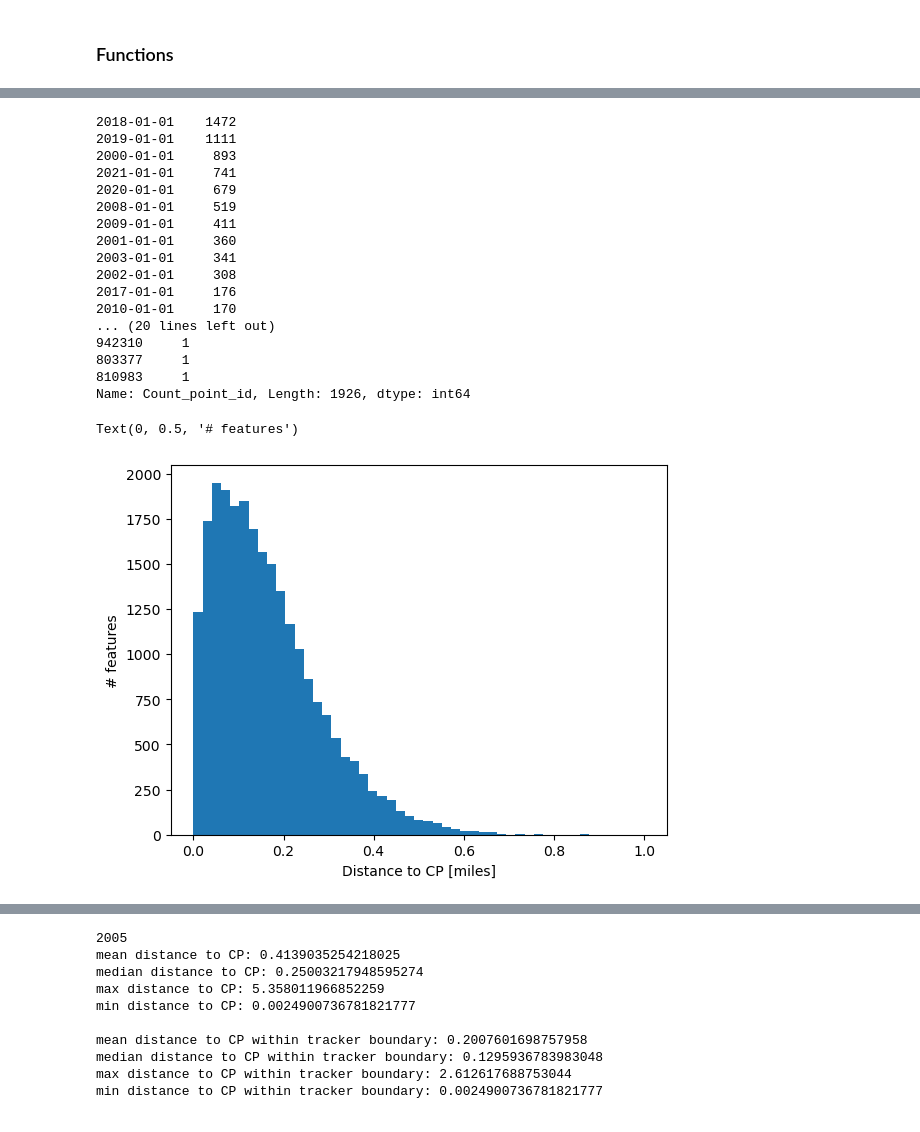
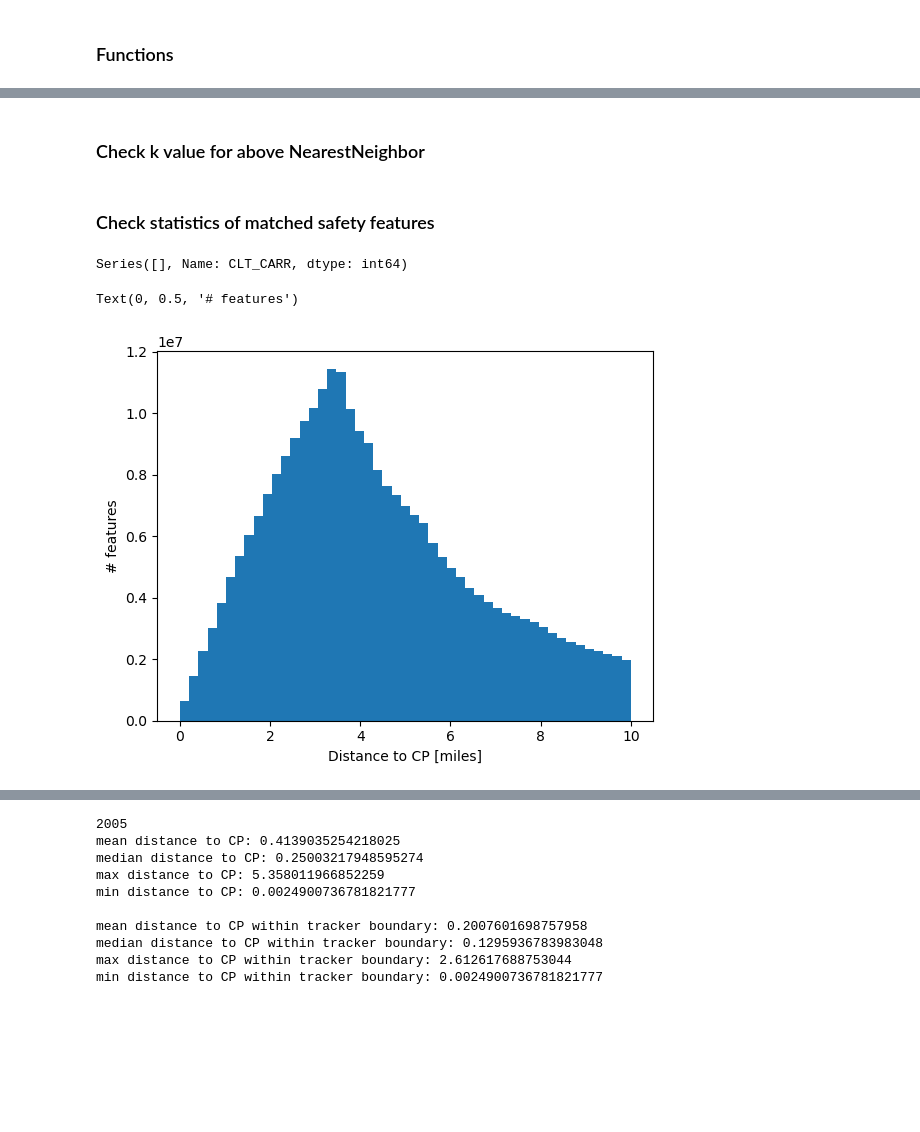
Before and after one commit to dtuthill/erdos_AU22_bristlecone, a Jupyter notebook: Dataframe_creation/geomatch.ipynb, the cells around one changed output, grey strips where cells are left out. Drawn from its saved outputs; the diff is of its cells as text; code cells hidden in the pictures; blank space fills up the shorter version.

```diff
--- a/Dataframe_creation/geomatch.ipynb
+++ b/Dataframe_creation/geomatch.ipynb
@@ -133,7 +95,4 @@ collisions.Road_name2 = collisions.Road_name2.str.replace('C0','C')
 aadf = pd.read_csv('../../code-2022/Final Project/uk_gov/dft_traffic_counts_aadf.csv',low_memory=False,parse_dates=['Year'])
 # %%
-advanced_stop_line_url = '../Data/Dan_data/CyclingInfrastructure/Lines/advanced_stop_line.json'
-cycle_lane_track_url = '../Data/Dan_data/CyclingInfrastructure/Lines/cycle_lane_track.json'
+#Load in bike lanes for Greater London
+cycle_lane_track = gpd.read_file('../Data/Dan_data/CyclingInfrastructure/Lines/cycle_lane_track.json')
-# %%
-# advanced_stop_line = gpd.read_file(advanced_stop_line_url)
-cycle_lane_track = gpd.read_file(cycle_lane_track_url)
@@ -259 +246,3 @@ Name: CLT_CARR, dtype: int64
+# %% [markdown]
+### Check k value for above NearestNeighbor
 # %%
@@ -269,49 +260,15 @@ Name: CLT_CARR, dtype: int64
-# %%
-feature_means = pd.DataFrame({'Latitude':lat_means,'Longitude':long_means})
-
-k_neighbor = 1
-
-#slice data within Greater London
-aadf_year = aadf[(aadf.Longitude > corners[0][1]) & (aadf.Longitude < corners[1][1]) & (aadf.Latitude > corners[1][0]) & (aadf.Latitude < corners[0][0])].copy()
-
-#find nearest k_neighbor aadf cp neighbors to collisions
-#haversine metric used here with lat/long converted to radians. Euclidean metric glives slightly wrong ordering of neighbors
-#A is distance from collision to each neighbor
-#B is aadf index of neighbor
-#A and B are of size (len(collisions+year),k_neighbor)
-neigh = NearestNeighbors(n_neighbors=k_neighbor,radius=1,metric='haversine')
-neigh.fit(np.radians(aadf_year[['Latitude','Longitude']]))
-A,B = neigh.kneighbors(np.radians(feature_means[['Latitude','Longitude']]),k_neighbor)
-
-within = np.argwhere(A.flatten()*3955.082 < 0.1).flatten()
-
-print(aadf_year.iloc[B[within].flatten()].Year.value_counts())
-print()
-print(aadf_year.iloc[B[within].flatten()].Count_point_id.value_counts())
-print()
-print()
-# %% [output]
-2018-01-01    1472
-2019-01-01    1111
-2000-01-01     893
-2021-01-01     741
-2020-01-01     679
-2008-01-01     519
-2009-01-01     411
-2001-01-01     360
-2003-01-01     341
-2002-01-01     308
-2017-01-01     176
-2010-01-01     170
-... (20 lines left out)
-942310     1
-803377     1
-810983     1
-Name: Count_point_id, Length: 1926, dtype: int64
+# %% [markdown]
+### Check statistics of matched safety features
+# %%
+#Check breakdown of counter points with and without bike lane features
+
+aadf_london_col_years.CLT_CARR.value_counts()
+# %% [output]
+Series([], Name: CLT_CARR, dtype: int64)
 # %%
-plt.hist(A*3955.082,bins=np.linspace(0,1));
+plt.hist(A.flatten()*3955.082,bins=np.linspace(0,10));
 plt.xlabel('Distance to CP [miles]')
 plt.ylabel('# features')
 # %% [output]
 Text(0, 0.5, '# features')
-[figure, old version]
+[figure, new version]
```
Also changed, not shown: parts of 88 cells of this notebook, 4 other files.
